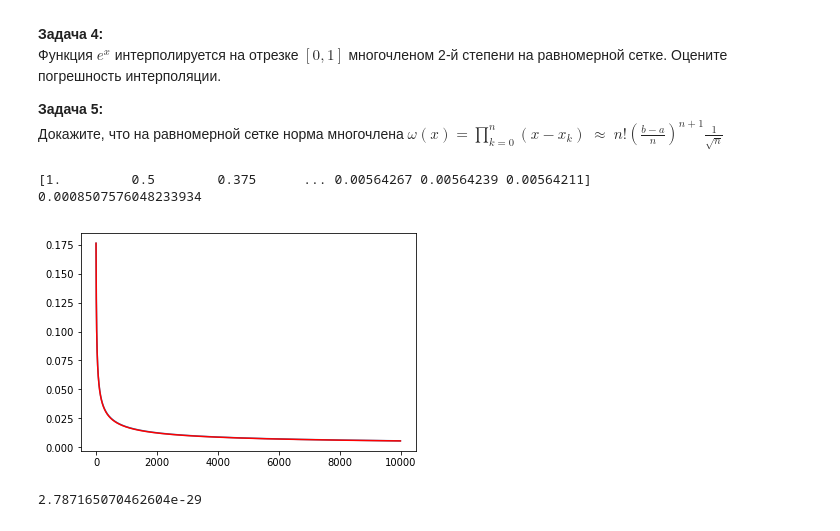
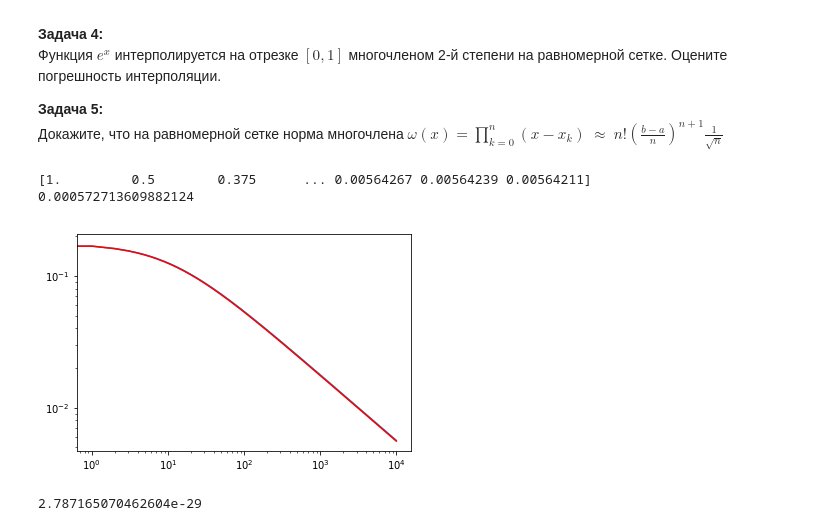
Before and after one commit to chikitkin/comp_math_mipt, a Jupyter notebook: 05-lecture/05-prac.ipynb, the cells around one changed output. Saved outputs shown, nothing was run; the diff lists cells and outputs as text; code cells hidden in the pictures.

```diff
--- a/05-lecture/05-prac.ipynb
+++ b/05-lecture/05-prac.ipynb
@@ -63,17 +63,17 @@ $$f(x) - L_n(x) = f(x; x_0;\ldots;x_n) \omega(x), \quad f(x_0;\ldots;x_k) = \sum
 # %%
 n = 10000
 prod = np.zeros(n)
 prod[0] = 1
 for k in range(1,n):
     prod[k] = prod[k-1] * (k-1/2)/k
 print(prod)
-plt.plot(prod[10::])
-plt.plot(prod[10] * (np.arange(10,n)/10)**-0.5, 'r-')
-print(np.linalg.norm((prod[10::] - prod[10] * (np.arange(10,n)/10)**-0.5), np.inf))
+plt.loglog(prod[10::])
+plt.loglog(prod[10] * (np.arange(10,n)/10)**-0.5, 'r-')
+print(np.linalg.norm((prod[10::] - prod[10] * (np.arange(10,n)/10)**-0.5)/np.linalg.norm(prod[10::]), np.inf))
 # %% [output]
 [1.         0.5        0.375      ... 0.00564267 0.00564239 0.00564211]
-0.0008507576048233934
+0.000572713609882124
-[figure, old version]
+[figure, new version]
 # %%
 xx = np.linspace(-1,1,10000)
 om = np.ones(10000)
```
Also changed, not shown: 4 other files.
